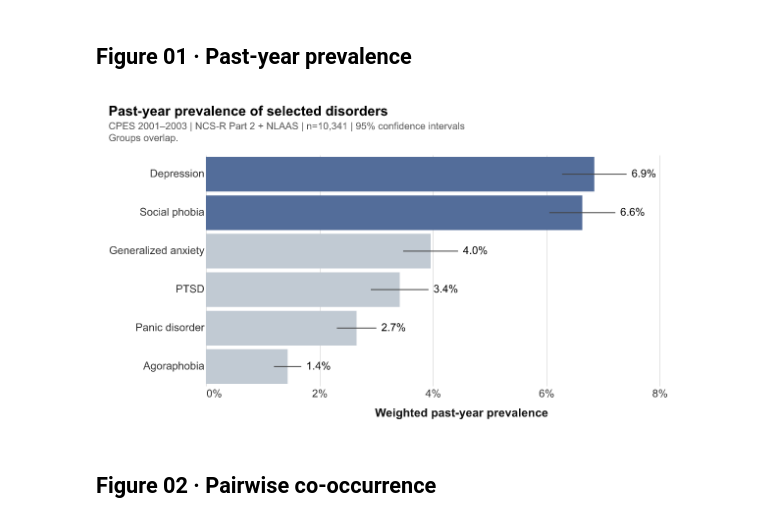
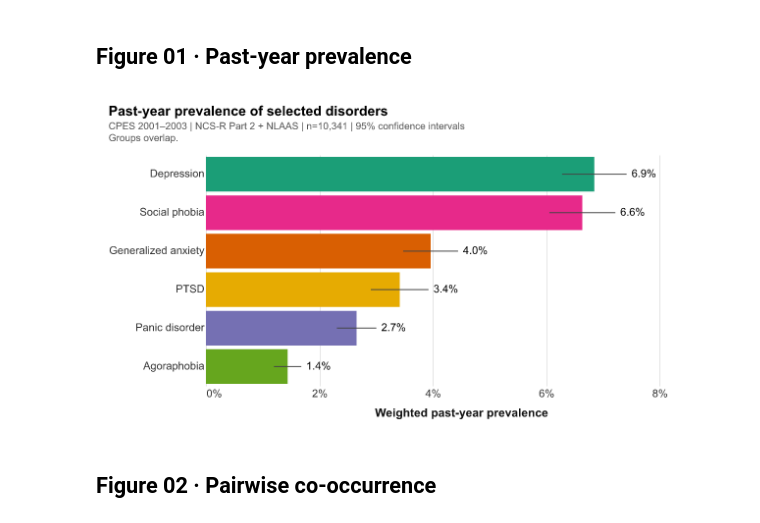
Before and after one commit to judycchen/capp30239-data-visualization_judy-chen, a Jupyter notebook: static-viz-project/milestone2_draft/static-draft.ipynb, the cells around one changed output. Cells and saved outputs as stored; diff of their text form; code cells hidden in the pictures.

Commit message:
Use consistent disorder colors throughout the draft

```diff
--- a/static-viz-project/milestone2_draft/static-draft.ipynb
+++ b/static-viz-project/milestone2_draft/static-draft.ipynb
@@ -24,8 +24,18 @@ import altair as alt
 alt.renderers.enable("png")
 
 BLUE, ORANGE = "#536D9A", "#B67439"
-DISORDER_LABELS = ["Depression", "Generalized anxiety", "Panic disorder", "Social phobia",
-                   "Agoraphobia", "PTSD"]
+# ColorBrewer Dark2: the same disorder keeps the same hue in every chart.
+DISORDER_COLORS = {
+    "Depression": "#1b9e77",
+    "Generalized anxiety": "#d95f02",
+    "Panic disorder": "#7570b3",
+    "Social phobia": "#e7298a",
+    "Agoraphobia": "#66a61e",
+    "PTSD": "#e6ab02",
+}
+DISORDER_LABELS = list(DISORDER_COLORS)
+DISORDER_SCALE = alt.Scale(domain=DISORDER_LABELS, range=list(DISORDER_COLORS.values()))
+NEUTRAL = "#7C8289"
 CARE_COLORS = {"Both": BLUE, "Professional contact only": "#A1B7CF",
                "Medication only": "#9673A6", "Neither reported": ORANGE}
 CPES_SOURCE = "CPES 2001–2003 | NCS-R Part 2 + NLAAS"
@@ -192,36 +202,35 @@ NSDUH_DESIGN = {"weight": "ANALWT2_C", "strata": "VESTR_C", "cluster": "VEREP"}
 # %%
 prevalence = pd.DataFrame([
     {"name": label, **survey_mean(cpes, cpes[spec["diagnosis"]].map({1: 1., 5: 0.}), **CPES_DESIGN)}
     for label, spec in zip(DISORDER_LABELS, DISORDERS.values())
 ]).sort_values("estimate")
 
 
 def prevalence_chart(df):
+    disorder_order = df.sort_values("estimate", ascending=False)["name"].tolist()
     base = alt.Chart(df).encode(
-        y=alt.Y("name:N", sort="-x", title=None),
+        y=alt.Y("name:N", sort=disorder_order, title=None),
     )
     bars = base.mark_bar().encode(
         x=alt.X("estimate:Q", title="Weighted past-year prevalence", axis=alt.Axis(format="%"),
                 scale=alt.Scale(domain=[0, .09], nice=False)),
-        color=alt.condition(
-            "datum.name === 'Depression' || datum.name === 'Social phobia'",
-            alt.value(BLUE), alt.value("#C1CAD3"),
-        ),
+        color=alt.Color("name:N", legend=None,
+                        scale=DISORDER_SCALE),
     )
     intervals = base.mark_rule(color="#444444").encode(x="lower:Q", x2="upper:Q")
     labels = base.mark_text(align="left", dx=5).encode(
         x="upper:Q", text=alt.Text("estimate:Q", format=".1%"),
     )
     return (bars + intervals + labels).properties(width=520, height=235)
 
 
 save_chart(
     prevalence_chart(prevalence), "01_prevalence.png", "Past-year prevalence of selected disorders",
     [CPES_SOURCE + " | n=10,341 | 95% confidence intervals",
      "Groups overlap."],
 )
 # %% [output]
-[figure, old version]
+[figure, new version]
 # %% [markdown]
 ## Figure 02 · Pairwise co-occurrence
 # %%
```
Also changed, not shown: parts of 5 cells of this notebook, 8 other files.
